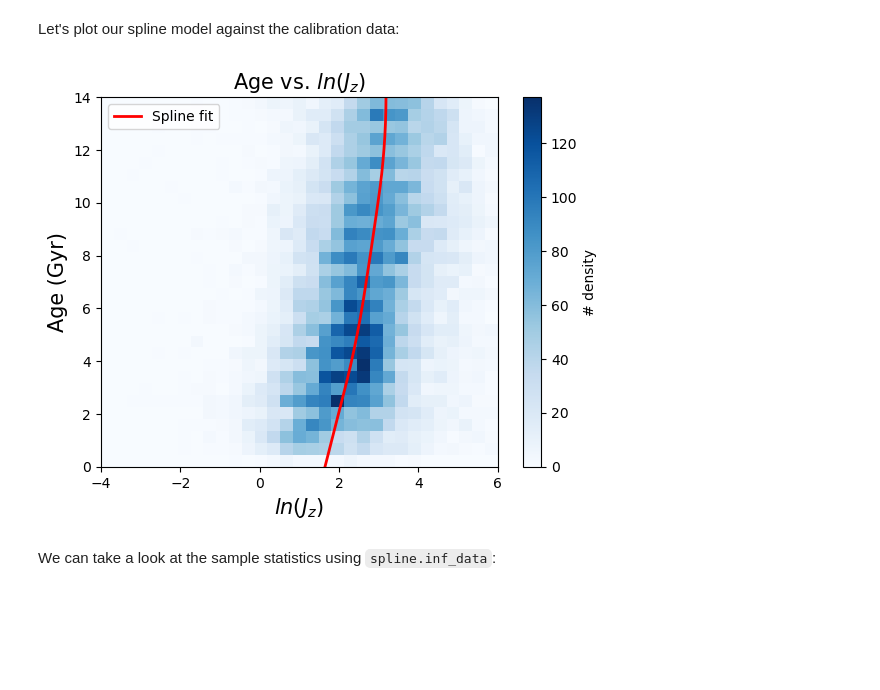
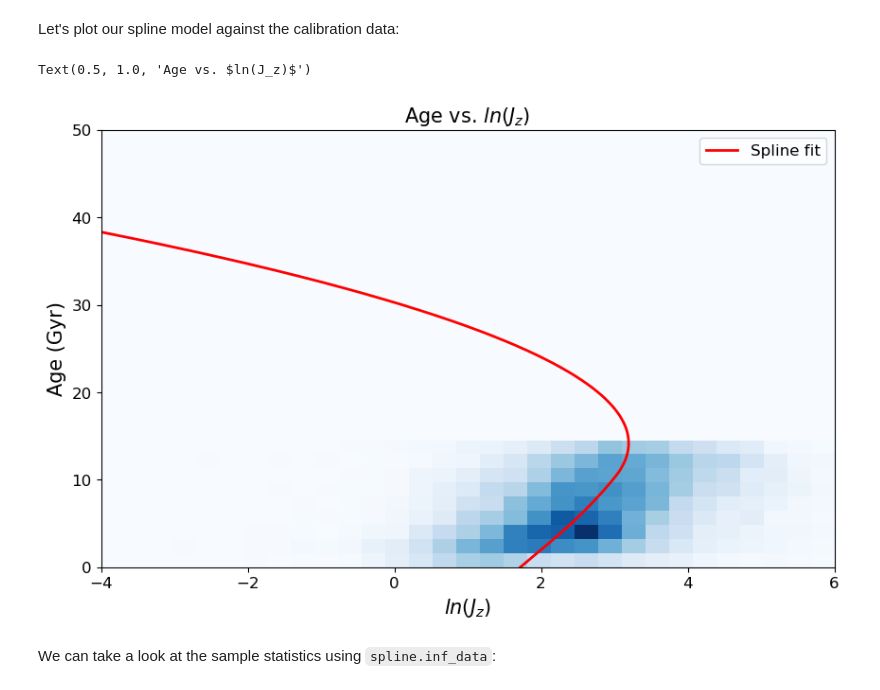
Before and after one commit to ssagear/zoomies, a Jupyter notebook: tutorials/Main_Kinematic_Age_Spline.ipynb, the cells around one changed output. Drawn from its saved outputs; the diff is of its cells as text; code cells hidden in the pictures; blank space fills up the shorter version.

```diff
--- a/tutorials/Main_Kinematic_Age_Spline.ipynb
+++ b/tutorials/Main_Kinematic_Age_Spline.ipynb
@@ -85,9 +85,19 @@ Fitting line...
 # %% [markdown]
 Let's plot our spline model against the calibration data:
 # %%
-spline.plot_fit()
+spline.evaluate_spline()
-# %% [output]
-[figure, removed]
+# %%
+plt.hist2d(spline.lnJz, spline.age, bins=(np.linspace(-4, 6, 32), np.linspace(0, 50, 32)), cmap='Blues')
+plt.plot(spline.eval_spline, spline.grid, color='red', label='Spline fit', lw=2)
+
+plt.ylabel('Age (Gyr)', fontsize=15);
+plt.xlabel('$ln(J_z)$', fontsize=15);
+#plt.colorbar(label='# density');
+plt.legend()
+plt.title('Age vs. $ln(J_z)$', fontsize=15)
+# %% [output]
+Text(0.5, 1.0, 'Age vs. $ln(J_z)$')
+[figure, added]
 # %% [markdown]
 We can take a look at the sample statistics using ``spline.inf_data``:
 # %%
```
Also changed, not shown: parts of 31 cells of this notebook.
